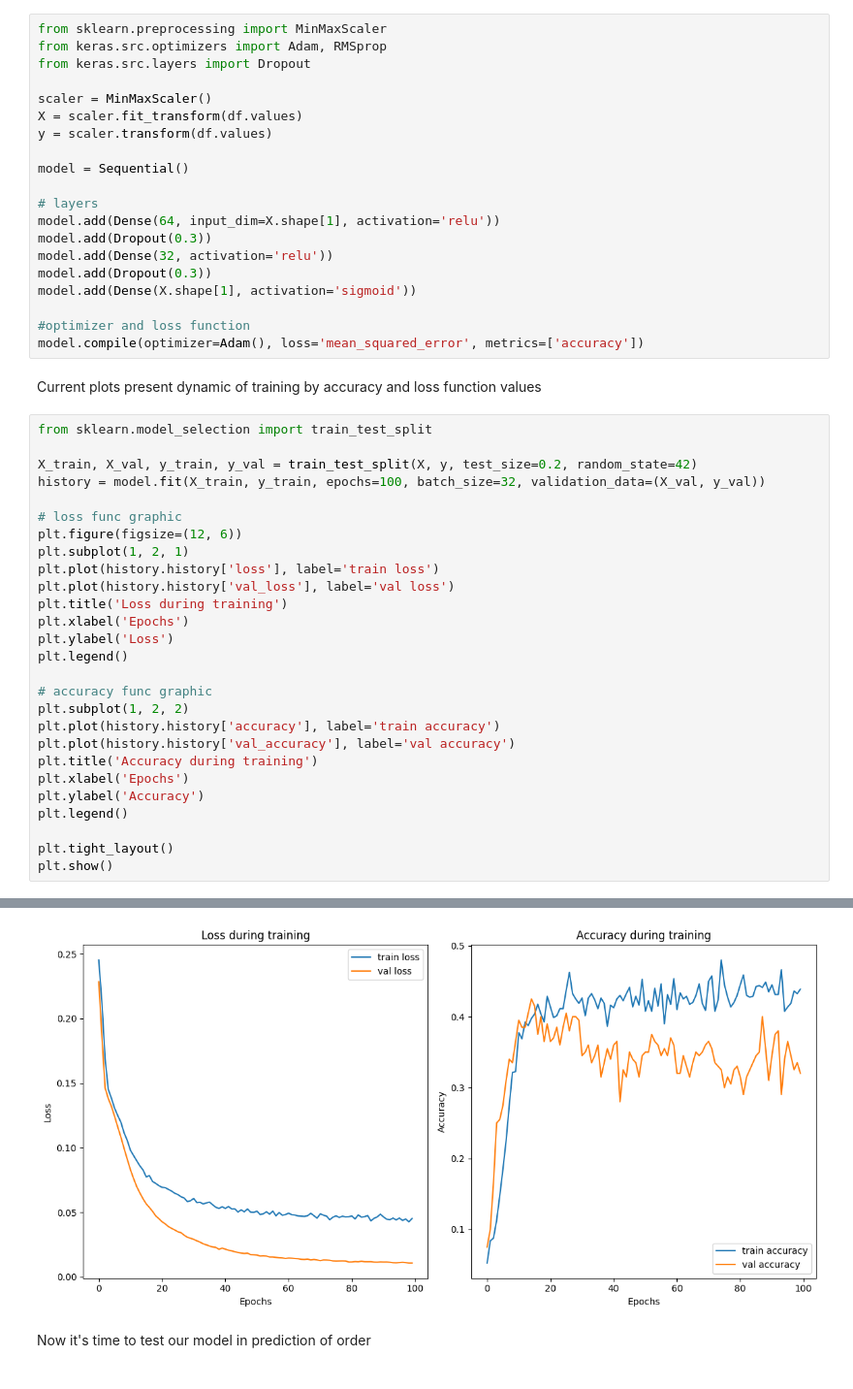
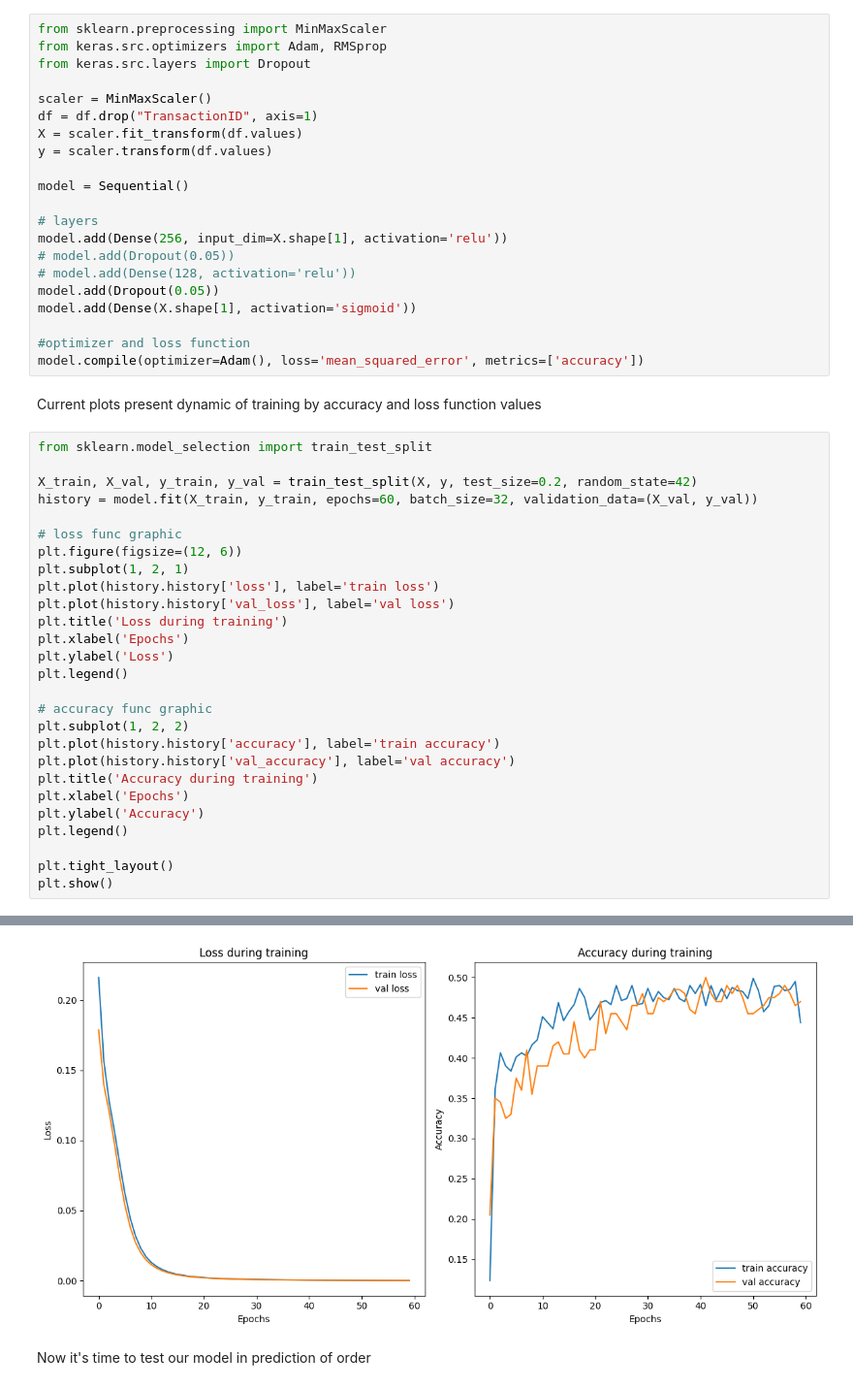
Before and after one commit to kurry-argo/coffeeshop-analysis, a Jupyter notebook: analysis.ipynb, the cells around one changed output, grey strips where cells are left out. Shown: that part at 97% size. Drawn from its saved outputs; the diff is of its cells as text.

```diff
--- a/analysis.ipynb
+++ b/analysis.ipynb
@@ -163,16 +177,17 @@ from keras.src.optimizers import Adam, RMSprop
 from keras.src.layers import Dropout
 
 scaler = MinMaxScaler()
+df = df.drop("TransactionID", axis=1)
 X = scaler.fit_transform(df.values)
 y = scaler.transform(df.values)
 
 model = Sequential()
 
 # layers
-model.add(Dense(64, input_dim=X.shape[1], activation='relu'))
-model.add(Dropout(0.3))
-model.add(Dense(32, activation='relu'))
-model.add(Dropout(0.3))
+model.add(Dense(256, input_dim=X.shape[1], activation='relu'))
+# model.add(Dropout(0.05))
+# model.add(Dense(128, activation='relu'))
+model.add(Dropout(0.05))
 model.add(Dense(X.shape[1], activation='sigmoid'))
 
 #optimizer and loss function
@@ -183,7 +198,7 @@ Current plots present dynamic of training by accuracy and loss function values
 from sklearn.model_selection import train_test_split
 
 X_train, X_val, y_train, y_val = train_test_split(X, y, test_size=0.2, random_state=42)
-history = model.fit(X_train, y_train, epochs=100, batch_size=32, validation_data=(X_val, y_val))
+history = model.fit(X_train, y_train, epochs=60, batch_size=32, validation_data=(X_val, y_val))
 
 # loss func graphic
 plt.figure(figsize=(12, 6))
@@ -227,4 +242,4 @@ Epoch 100/100
-[figure, old version]
+[figure, new version]
 # %% [markdown]
 Now it's time to test our model in prediction of order
 # %%
```
Also changed, not shown: parts of 4 cells of this notebook.
